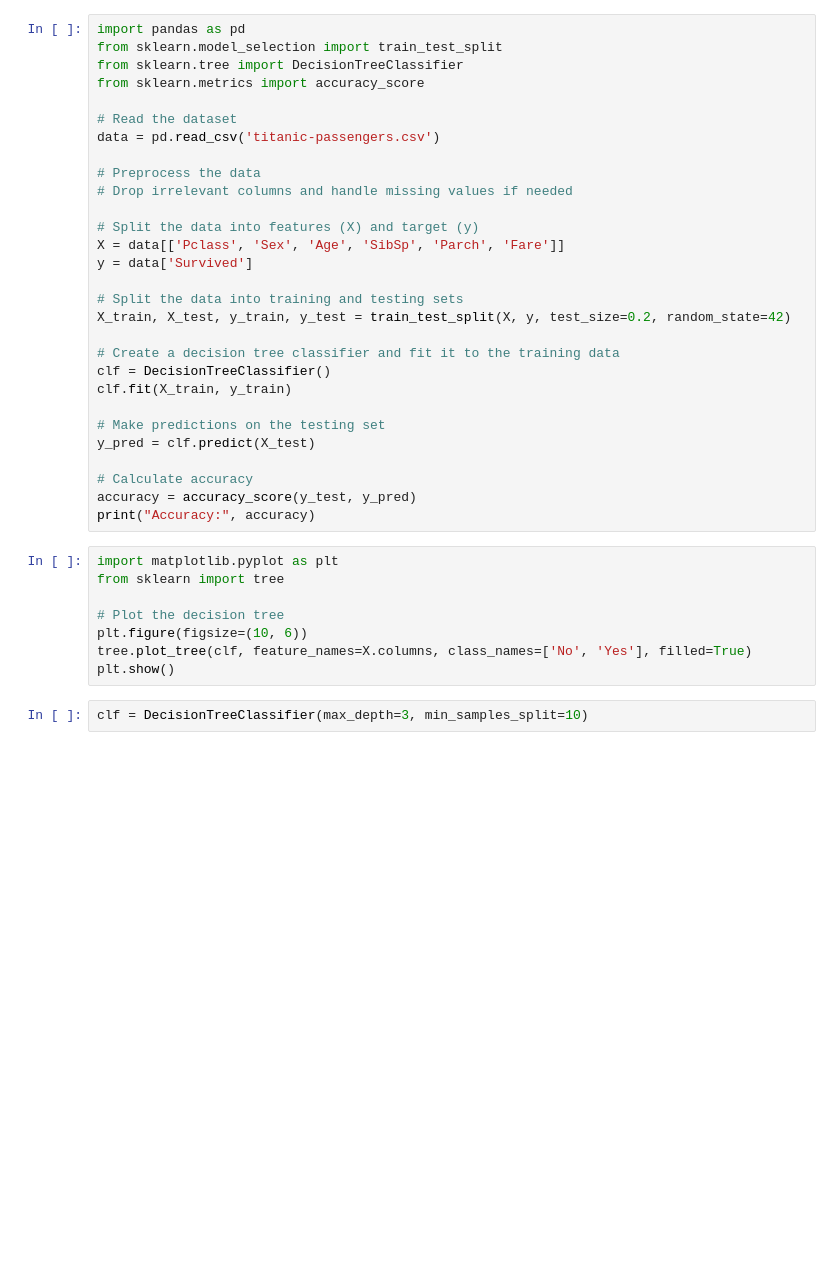
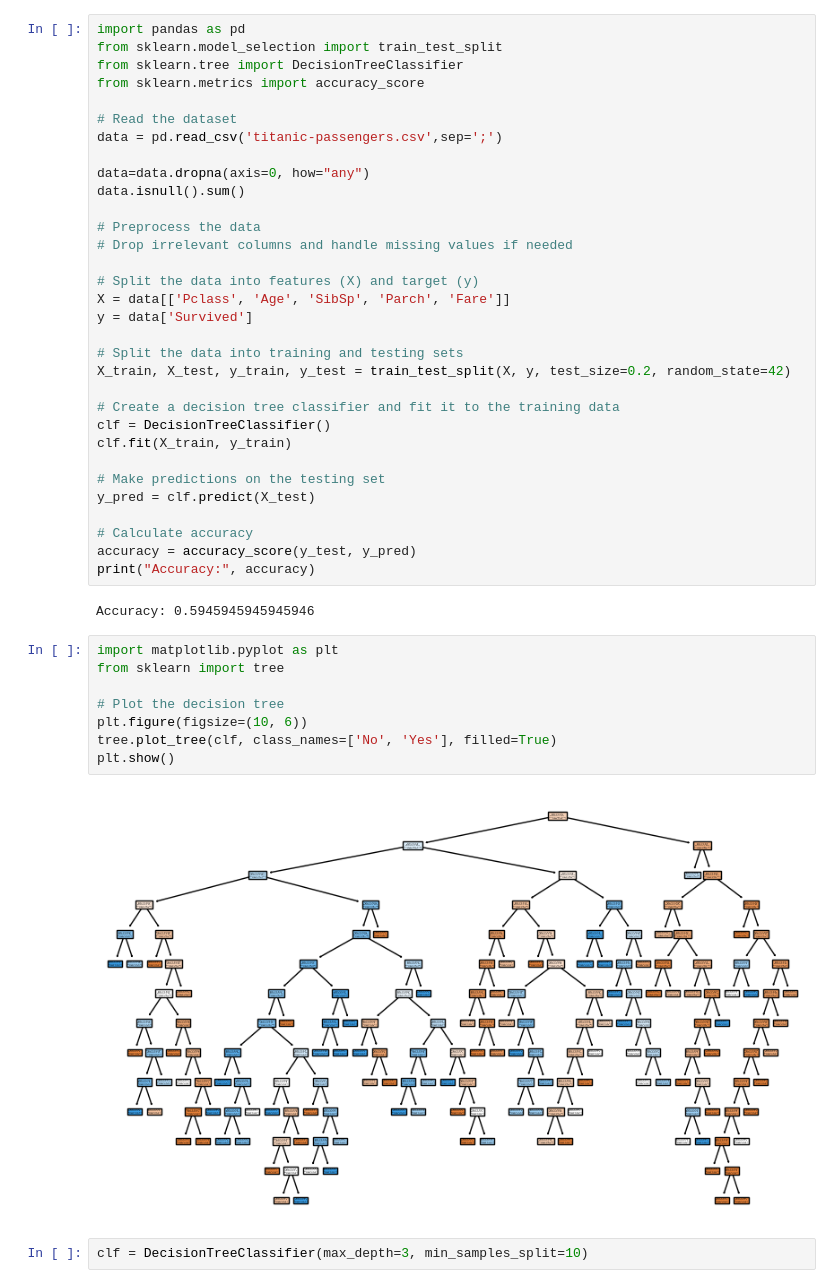
Before and after one commit to habibaa2/Decision-Tree, a Jupyter notebook: Decision Tree.ipynb, the cells around one changed output. Cells and saved outputs as stored; diff of their text form; blank space fills up the shorter version.

```diff
--- a/Decision Tree.ipynb
+++ b/Decision Tree.ipynb
@@ -19,13 +21,16 @@ from sklearn.tree import DecisionTreeClassifier
 from sklearn.metrics import accuracy_score
 
 # Read the dataset
-data = pd.read_csv('titanic-passengers.csv')
+data = pd.read_csv('titanic-passengers.csv',sep=';')
+
+data=data.dropna(axis=0, how="any")
+data.isnull().sum()
 
 # Preprocess the data
 # Drop irrelevant columns and handle missing values if needed
 
 # Split the data into features (X) and target (y)
-X = data[['Pclass', 'Sex', 'Age', 'SibSp', 'Parch', 'Fare']]
+X = data[['Pclass', 'Age', 'SibSp', 'Parch', 'Fare']]
 y = data['Survived']
 
 # Split the data into training and testing sets
@@ -41,14 +46,18 @@ y_pred = clf.predict(X_test)
 # Calculate accuracy
 accuracy = accuracy_score(y_test, y_pred)
 print("Accuracy:", accuracy)
+# %% [output]
+Accuracy: 0.5945945945945946
 # %%
 import matplotlib.pyplot as plt
 from sklearn import tree
 
 # Plot the decision tree
 plt.figure(figsize=(10, 6))
-tree.plot_tree(clf, feature_names=X.columns, class_names=['No', 'Yes'], filled=True)
+tree.plot_tree(clf, class_names=['No', 'Yes'], filled=True)
 plt.show()
+# %% [output]
+[figure, added]
 # %%
 clf = DecisionTreeClassifier(max_depth=3, min_samples_split=10)
 # %%
```
Also changed, not shown: parts of 2 cells of this notebook.
